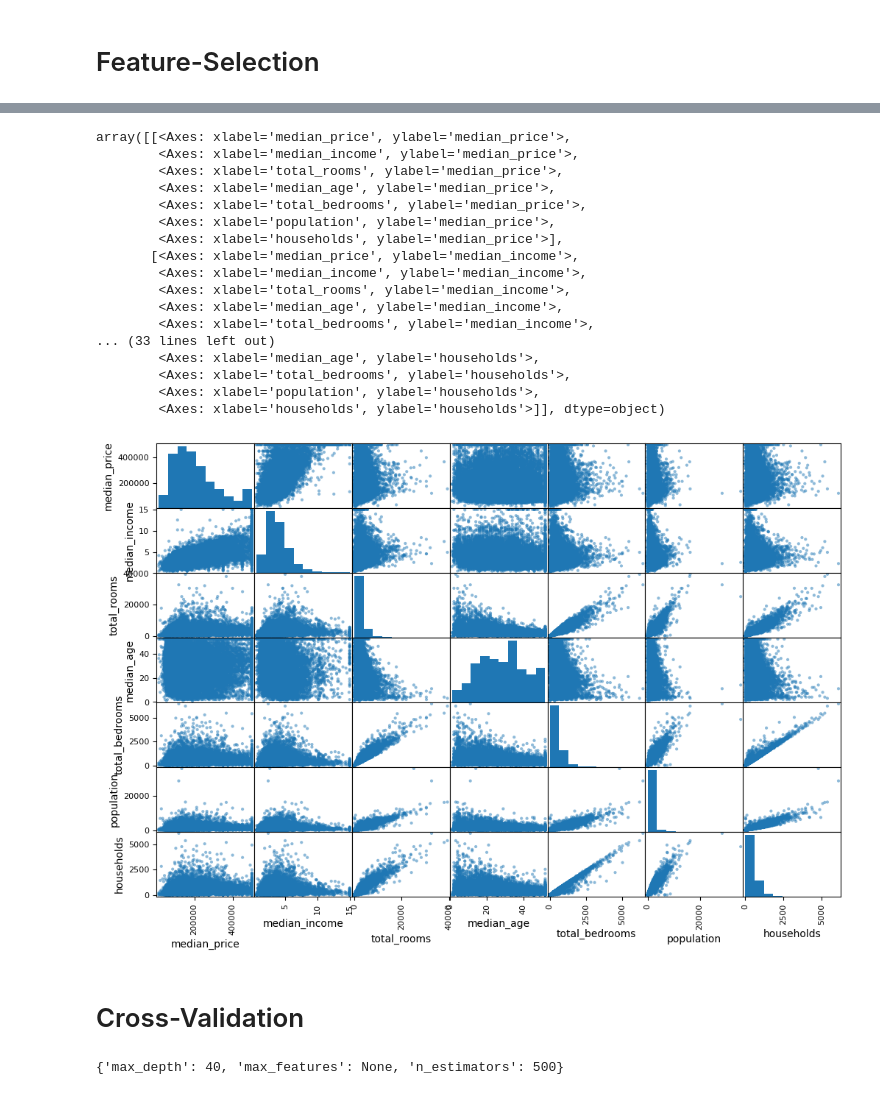
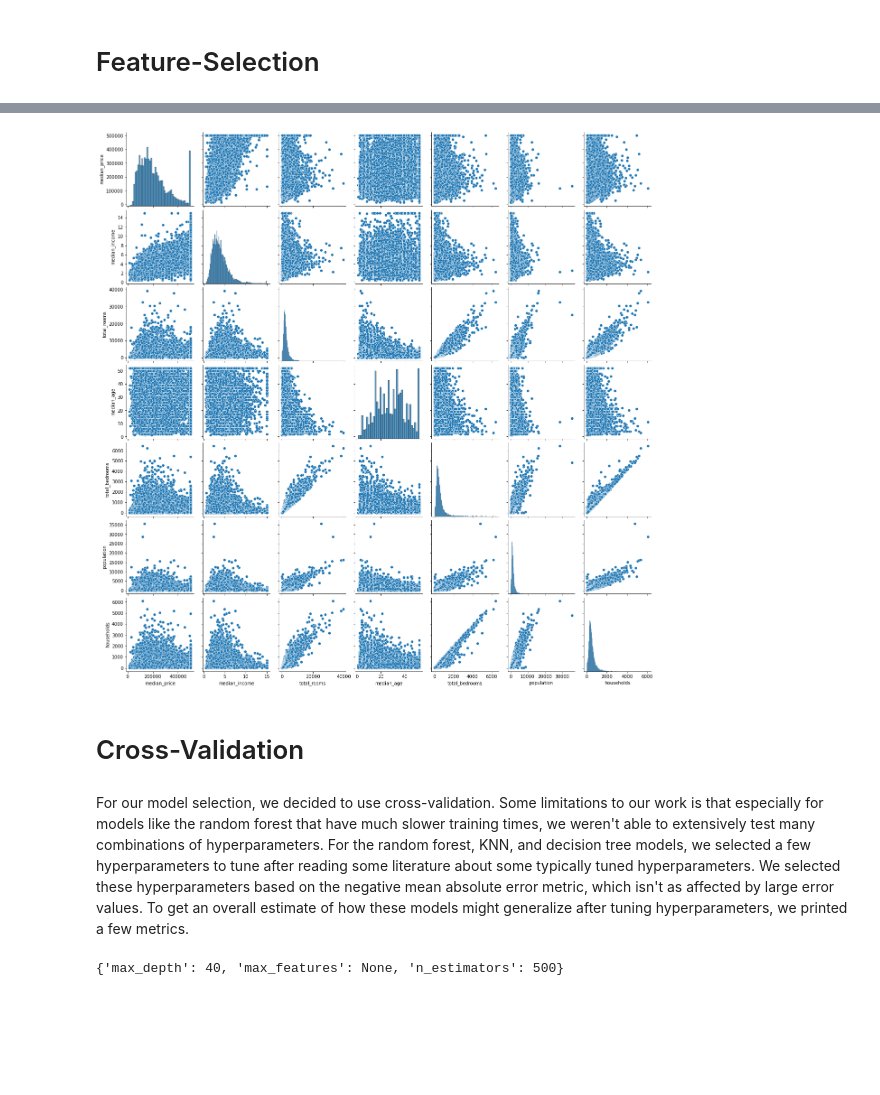
Before and after one commit to llennemann/COGS-118A-ML-Project, a Jupyter notebook: FinalProject_Group017-SP23.ipynb, the cells around one changed output, grey strips where cells are left out. Cells and saved outputs as stored; diff of their text form; code cells hidden in the pictures; blank space fills up the shorter version.

Commit message:
Added validation curves, tweaked some graphs, added text to EDA and CV section

```diff
--- a/FinalProject_Group017-SP23.ipynb
+++ b/FinalProject_Group017-SP23.ipynb
@@ -274,24 +285,7 @@ print(pca.singular_values_)
 # %%
 att=["median_price","median_income","total_rooms","median_age","total_bedrooms","population","households"]
-pd.plotting.scatter_matrix(df[att],figsize=(12,8))
+scatter = sns.pairplot(df[att])
 # %% [output]
-array([[<Axes: xlabel='median_price', ylabel='median_price'>,
-        <Axes: xlabel='median_income', ylabel='median_price'>,
-        <Axes: xlabel='total_rooms', ylabel='median_price'>,
-        <Axes: xlabel='median_age', ylabel='median_price'>,
-        <Axes: xlabel='total_bedrooms', ylabel='median_price'>,
-        <Axes: xlabel='population', ylabel='median_price'>,
-        <Axes: xlabel='households', ylabel='median_price'>],
-       [<Axes: xlabel='median_price', ylabel='median_income'>,
-        <Axes: xlabel='median_income', ylabel='median_income'>,
-        <Axes: xlabel='total_rooms', ylabel='median_income'>,
-        <Axes: xlabel='median_age', ylabel='median_income'>,
-        <Axes: xlabel='total_bedrooms', ylabel='median_income'>,
-... (33 lines left out)
-        <Axes: xlabel='median_age', ylabel='households'>,
-        <Axes: xlabel='total_bedrooms', ylabel='households'>,
-        <Axes: xlabel='population', ylabel='households'>,
-        <Axes: xlabel='households', ylabel='households'>]], dtype=object)
-[figure, old version]
+[figure, new version]
 # %% [markdown]
 # Cross-Validation
@@ -315,3 +292,5 @@ def heat_map(cvresults):
+# %% [markdown]
+For our model selection, we decided to use cross-validation. Some limitations to our work is that especially for models like the random forest that have much slower training times, we weren't able to extensively test many combinations of hyperparameters. For the random forest, KNN, and decision tree models, we selected a few hyperparameters to tune after reading some literature about some typically tuned hyperparameters. We selected these hyperparameters based on the negative mean absolute error metric, which isn't as affected by large error values. To get an overall estimate of how these models might generalize after tuning hyperparameters, we printed a few metrics.
 # %%
 # Random forest model: cross validation
 randomForest = RandomForestRegressor(random_state = 42)
```
Also changed, not shown: parts of 31 cells of this notebook.
